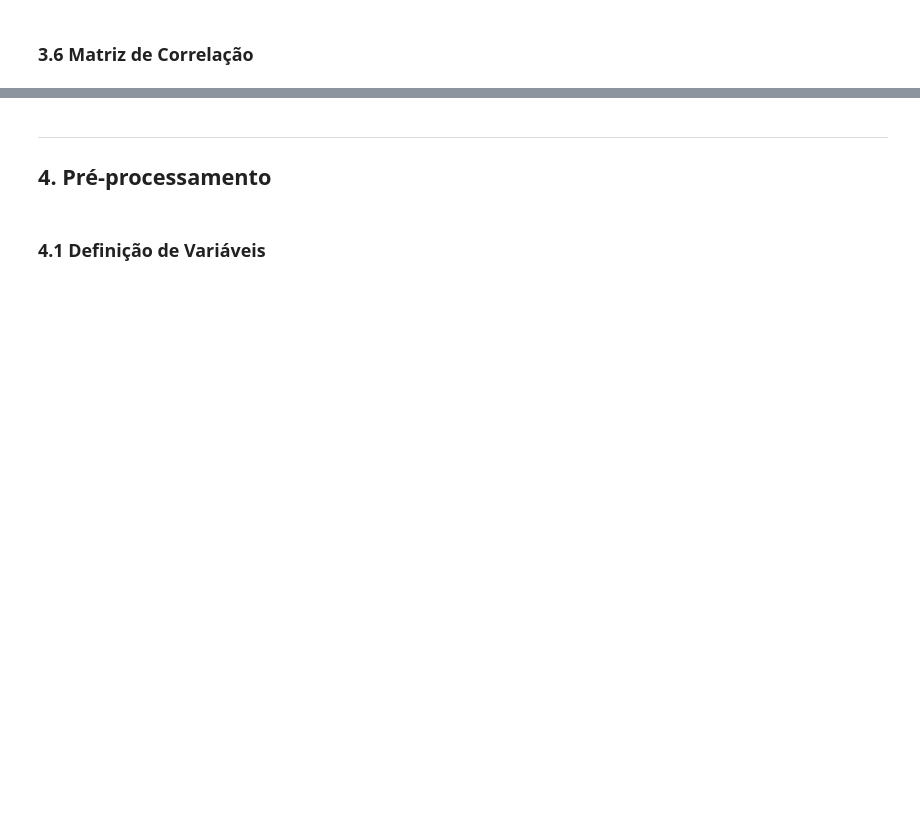
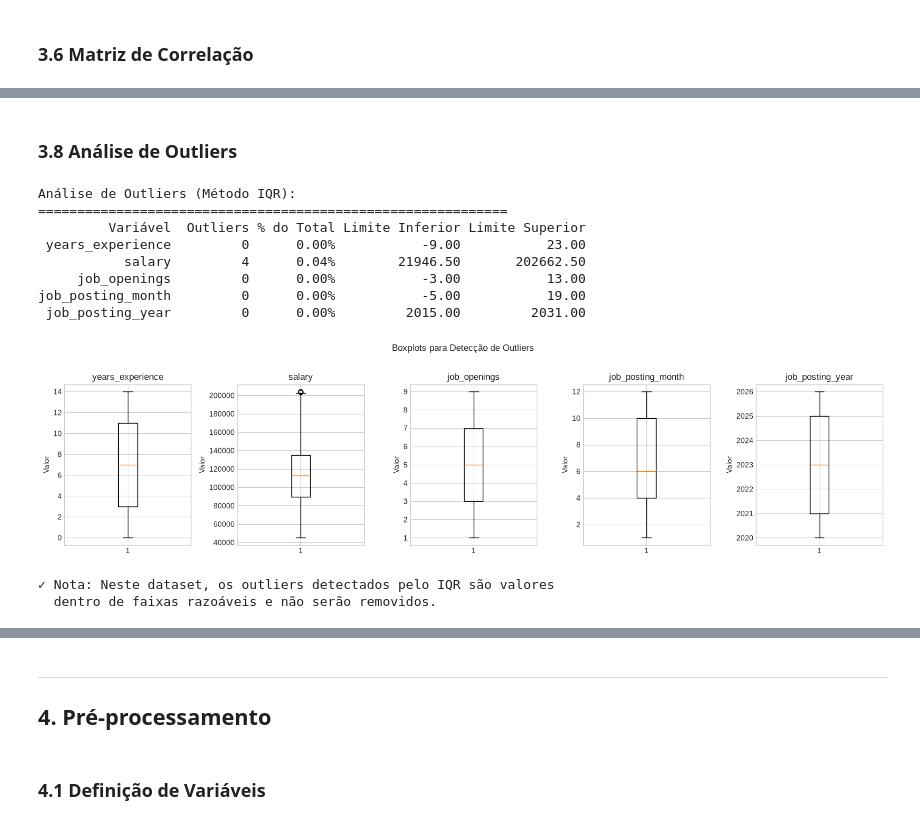
Before and after one commit to JaumGabriell/testesC318, a Jupyter notebook: notebooks/main_analysis.ipynb, the cells around one changed output, grey strips where cells are left out. Drawn from its saved outputs; the diff is of its cells as text; code cells hidden in the pictures; blank space fills up the shorter version.

Commit message:
modified:   notebooks/main_analysis.ipynb 	modified:   reports/model_comparison.png 	new file:   reports/outliers_boxplots.png 	new file:   reports/vif_analysis.png 	modified:   requirements.txt

```diff
--- a/notebooks/main_analysis.ipynb
+++ b/notebooks/main_analysis.ipynb
@@ -254,0 +368,61 @@ plt.show()
+# %% [markdown]
+### 3.8 Análise de Outliers
+# %%
+# Análise de outliers usando método IQR
+def detect_outliers_iqr(data, column):
+    """Detecta outliers usando o método IQR (Interquartile Range)."""
+    Q1 = data[column].quantile(0.25)
+    Q3 = data[column].quantile(0.75)
+    IQR = Q3 - Q1
+    lower_bound = Q1 - 1.5 * IQR
+    upper_bound = Q3 + 1.5 * IQR
+    outliers = data[(data[column] < lower_bound) | (data[column] > upper_bound)]
+    return len(outliers), lower_bound, upper_bound
+
+# Variáveis numéricas para análise de outliers
+numeric_for_outliers = ['years_experience', 'salary', 'job_openings', 'job_posting_month', 'job_posting_year']
+
+print("Análise de Outliers (Método IQR):")
+print("="*60)
+
+outlier_summary = []
+for col in numeric_for_outliers:
+    n_outliers, lower, upper = detect_outliers_iqr(df, col)
+    pct = (n_outliers / len(df)) * 100
+    outlier_summary.append({
+        'Variável': col,
+        'Outliers': n_outliers,
+        '% do Total': f"{pct:.2f}%",
+        'Limite Inferior': f"{lower:.2f}",
+        'Limite Superior': f"{upper:.2f}"
+    })
+
+outlier_df = pd.DataFrame(outlier_summary)
+print(outlier_df.to_string(index=False))
+
+# Visualização de outliers com boxplots
+fig, axes = plt.subplots(1, len(numeric_for_outliers), figsize=(16, 4))
+for i, col in enumerate(numeric_for_outliers):
+    axes[i].boxplot(df[col])
+    axes[i].set_title(f'{col}')
+    axes[i].set_ylabel('Valor')
+
+plt.suptitle('Boxplots para Detecção de Outliers', y=1.02)
+plt.tight_layout()
+plt.savefig('../reports/outliers_boxplots.png', dpi=150, bbox_inches='tight')
+plt.show()
+
+print("\n✓ Nota: Neste dataset, os outliers detectados pelo IQR são valores")
+print("  dentro de faixas razoáveis e não serão removidos.")
+# %% [output]
+Análise de Outliers (Método IQR):
+============================================================
+         Variável  Outliers % do Total Limite Inferior Limite Superior
+ years_experience         0      0.00%           -9.00           23.00
+           salary         4      0.04%        21946.50       202662.50
+     job_openings         0      0.00%           -3.00           13.00
+job_posting_month         0      0.00%           -5.00           19.00
+ job_posting_year         0      0.00%         2015.00         2031.00
+[figure, added]
+✓ Nota: Neste dataset, os outliers detectados pelo IQR são valores
+  dentro de faixas razoáveis e não serão removidos.
```
Also changed, not shown: parts of 35 cells of this notebook, 4 other files.
